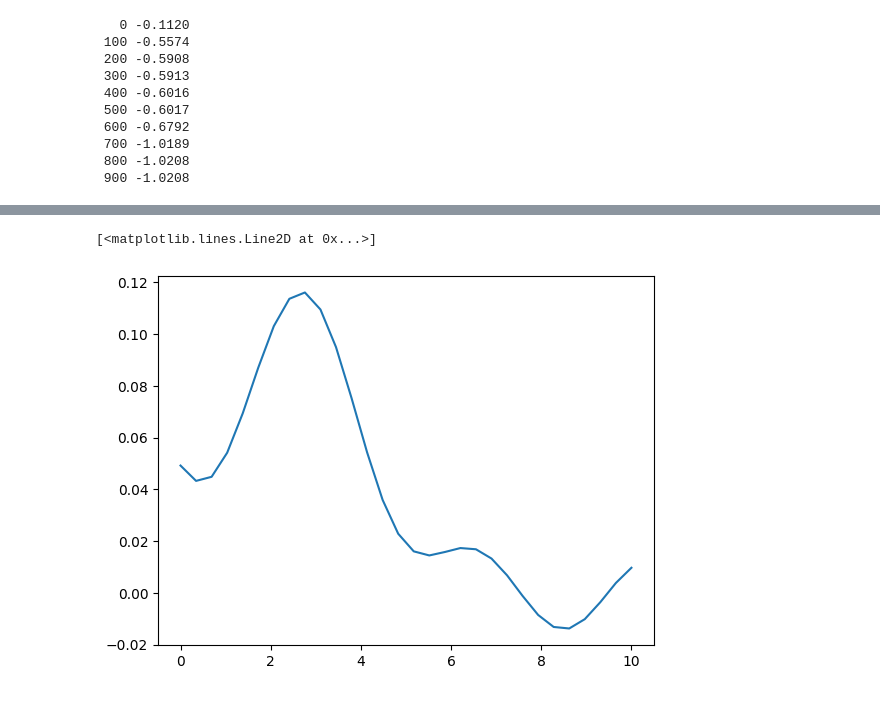
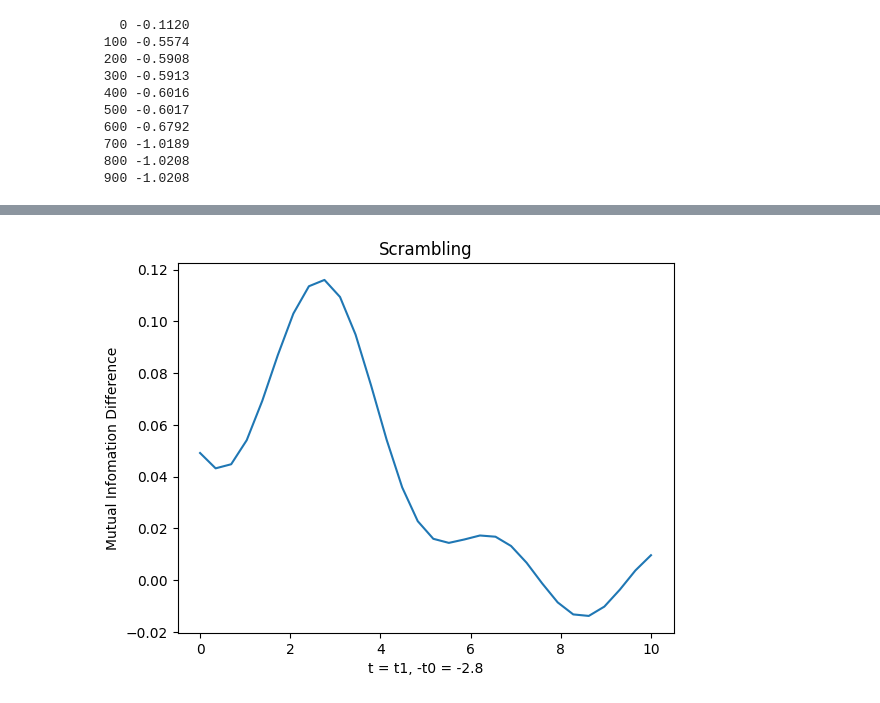
Before and after one commit to yh08037/QuantumWormhole, a Jupyter notebook: submission.ipynb, the cells around one changed output, grey strips where cells are left out. Cells and saved outputs as stored; diff of their text form; code cells hidden in the pictures.

```diff
--- a/submission.ipynb
+++ b/submission.ipynb
@@ -386,5 +393,8 @@ plt.legend()
-# %%
-plt.plot(t1_space, asym_mutal_info_diff)
-# %% [output]
-[<matplotlib.lines.Line2D at 0x...>]
-[figure, removed]
+# %%
+plt.plot(t1_space, asym_mutal_info_diff)
+plt.title('Scrambling')
+plt.xlabel('t = t1, -t0 = -2.8')
+plt.ylabel('Mutual Infomation Difference')
+plt.show()
+# %% [output]
+[figure, added]
```
Also changed, not shown: parts of 23 cells of this notebook.
